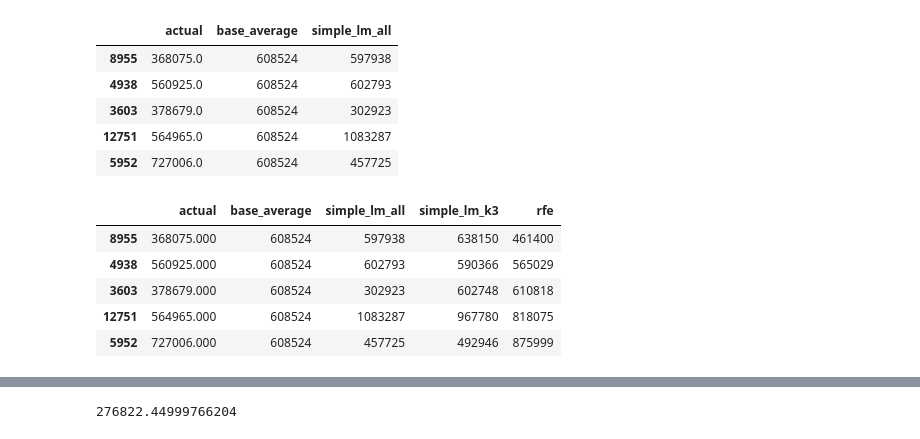
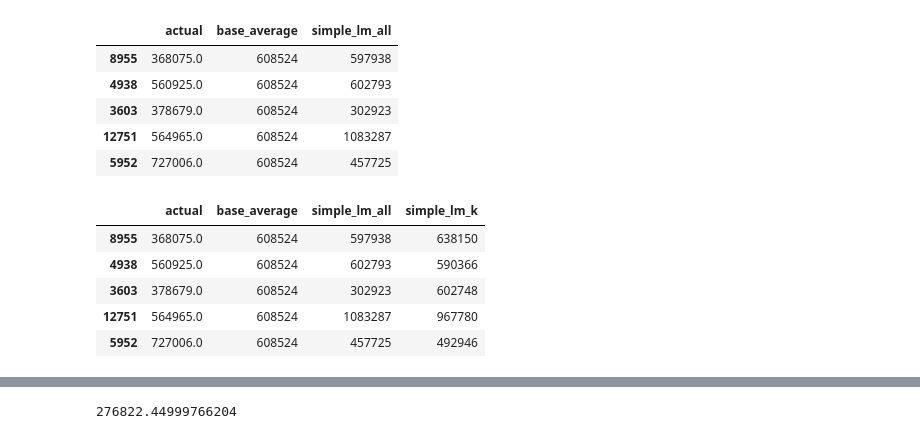
Before and after one commit to CameronGTaylor/zillow_project, a Jupyter notebook: zillow_extended.ipynb, the cells around one changed output, grey strips where cells are left out. Saved outputs shown, nothing was run; the diff lists cells and outputs as text; code cells hidden in the pictures.

```diff
--- a/zillow_extended.ipynb
+++ b/zillow_extended.ipynb
@@ -241,18 +264,18 @@ predictions.head()
 # %%
 XO = trainO[kbest_list]
 
-simple_lm_k3 = LinearRegression()
-simple_lm_k3.fit(XO, y_trainO)
-predictions['simple_lm_k3'] = simple_lm_k3.predict(XO)
-predictions.simple_lm_k3 = predictions.simple_lm_k3.astype(int)
+simple_lm_k = LinearRegression()
+simple_lm_k.fit(XO, y_trainO)
+predictions['simple_lm_k'] = simple_lm_k.predict(XO)
+predictions.simple_lm_k = predictions.simple_lm_k.astype(int)
 predictions.head()
 # %% [output]
-|  | actual | base_average | simple_lm_all | simple_lm_k3 | rfe |
-| 8955 | 368075.000 | 608524 | 597938 | 638150 | 461400 |
-| 4938 | 560925.000 | 608524 | 602793 | 590366 | 565029 |
-| 3603 | 378679.000 | 608524 | 302923 | 602748 | 610818 |
-| 12751 | 564965.000 | 608524 | 1083287 | 967780 | 818075 |
-| 5952 | 727006.000 | 608524 | 457725 | 492946 | 875999 |
+|  | actual | base_average | simple_lm_all | simple_lm_k |
+| 8955 | 368075.0 | 608524 | 597938 | 638150 |
+| 4938 | 560925.0 | 608524 | 602793 | 590366 |
+| 3603 | 378679.0 | 608524 | 302923 | 602748 |
+| 12751 | 564965.0 | 608524 | 1083287 | 967780 |
+| 5952 | 727006.0 | 608524 | 457725 | 492946 |
 # %%
 lm_rfe = LinearRegression()
 rfe_use = RFE(lm_rfe, 4)
```
Also changed, not shown: parts of 10 cells of this notebook, 1 other file.
